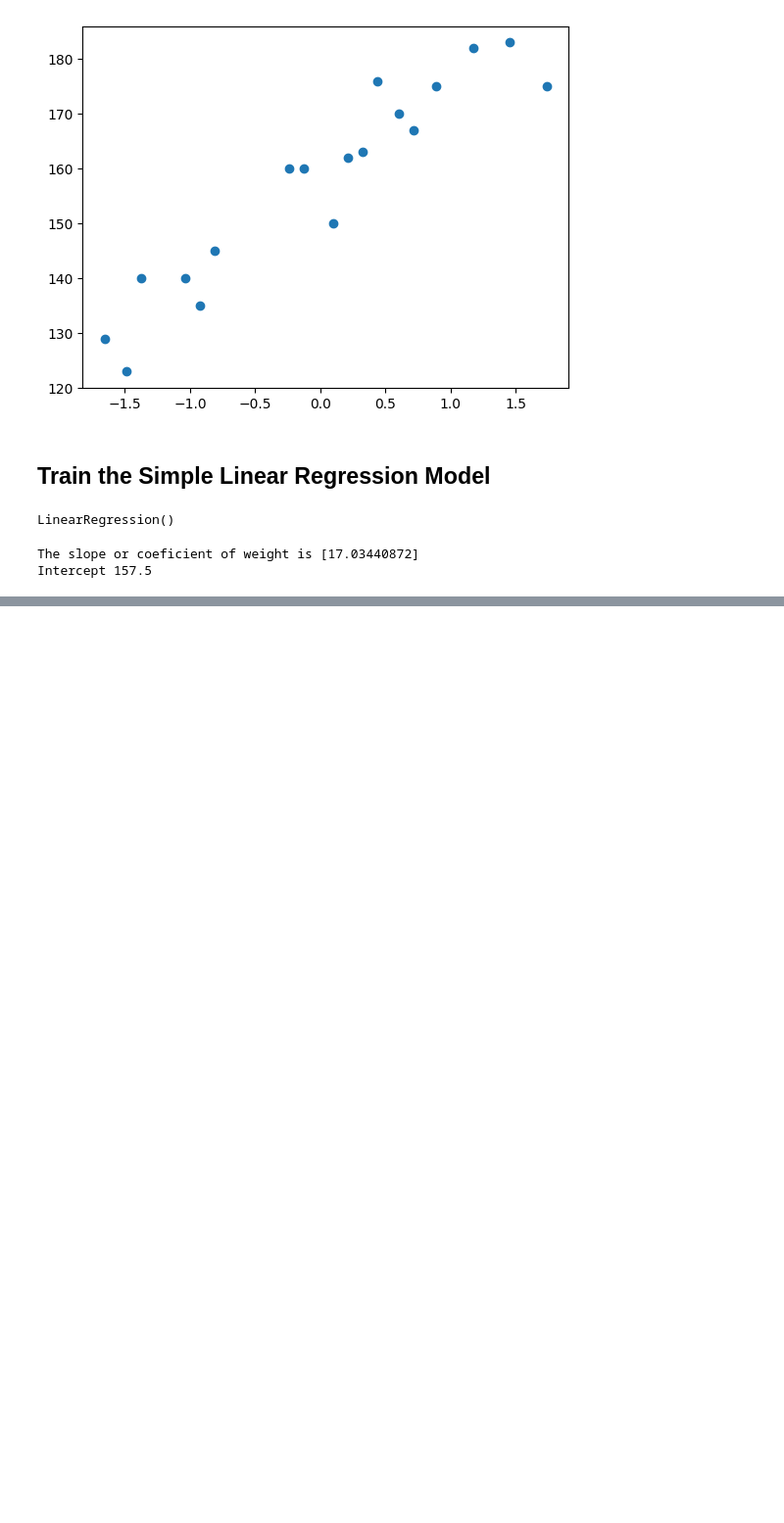
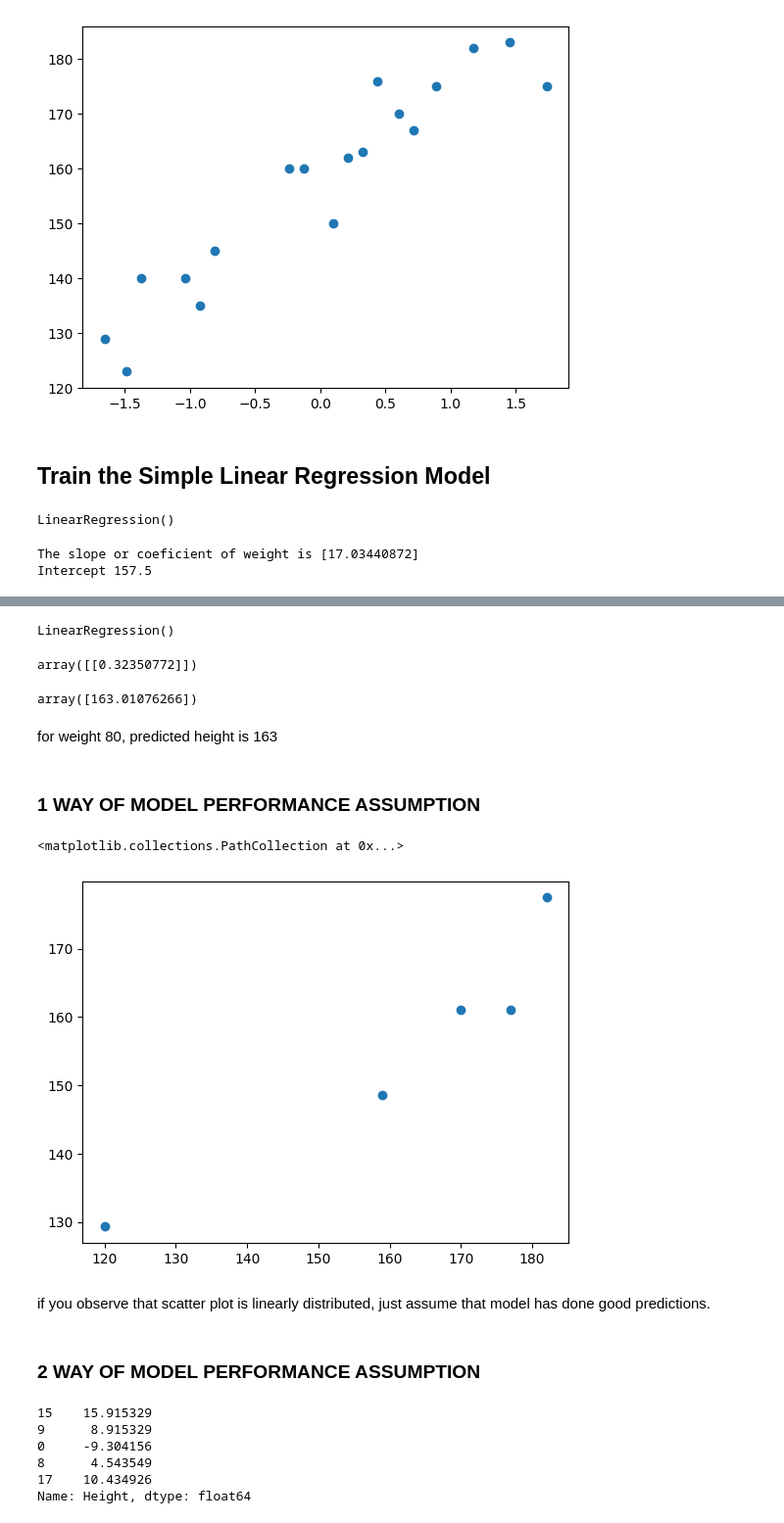
Before and after one commit to dishita30/MachineLearning, a Jupyter notebook: Simple-Linear-Regression/Simple_Linear_regression.ipynb, the cells around one changed output, grey strips where cells are left out. Shown: that part at 98% size. Saved outputs shown, nothing was run; the diff lists cells and outputs as text; code cells hidden in the pictures; blank space fills up the shorter version.

Commit message:
modified simple linear regression

```diff
--- a/Simple-Linear-Regression/Simple_Linear_regression.ipynb
+++ b/Simple-Linear-Regression/Simple_Linear_regression.ipynb
@@ -142,0 +228,40 @@ Intercept 157.5
+# %%
+regressor # our model basically
+# %% [output]
+LinearRegression()
+# %%
+## new data point, suppose weight is 80
+
+scaled_weight = scaler.transform([[80]])
+scaled_weight
+# %% [output]
+array([[0.32350772]])
+# %%
+regressor.predict([scaled_weight[0]])
+# %% [output]
+array([163.01076266])
+# %% [markdown]
+for weight 80, predicted height is 163
+# %% [markdown]
+### 1 WAY OF MODEL PERFORMANCE ASSUMPTION
+# %%
+## plot a scatter plot for prediction
+plt.scatter(Y_test,Y_pred_test)
+# %% [output]
+<matplotlib.collections.PathCollection at 0x...>
+[figure, added]
+# %% [markdown]
+if you observe that scatter plot is linearly distributed, just assume that model has done good predictions.
+# %% [markdown]
+### 2 WAY OF MODEL PERFORMANCE ASSUMPTION
+# %%
+## residuals
+residuals = Y_test - Y_pred_test
+residuals
+# %% [output]
+15    15.915329
+9      8.915329
+0     -9.304156
+8      4.543549
+17    10.434926
+Name: Height, dtype: float64
```
Also changed, not shown: parts of 20 cells of this notebook.
